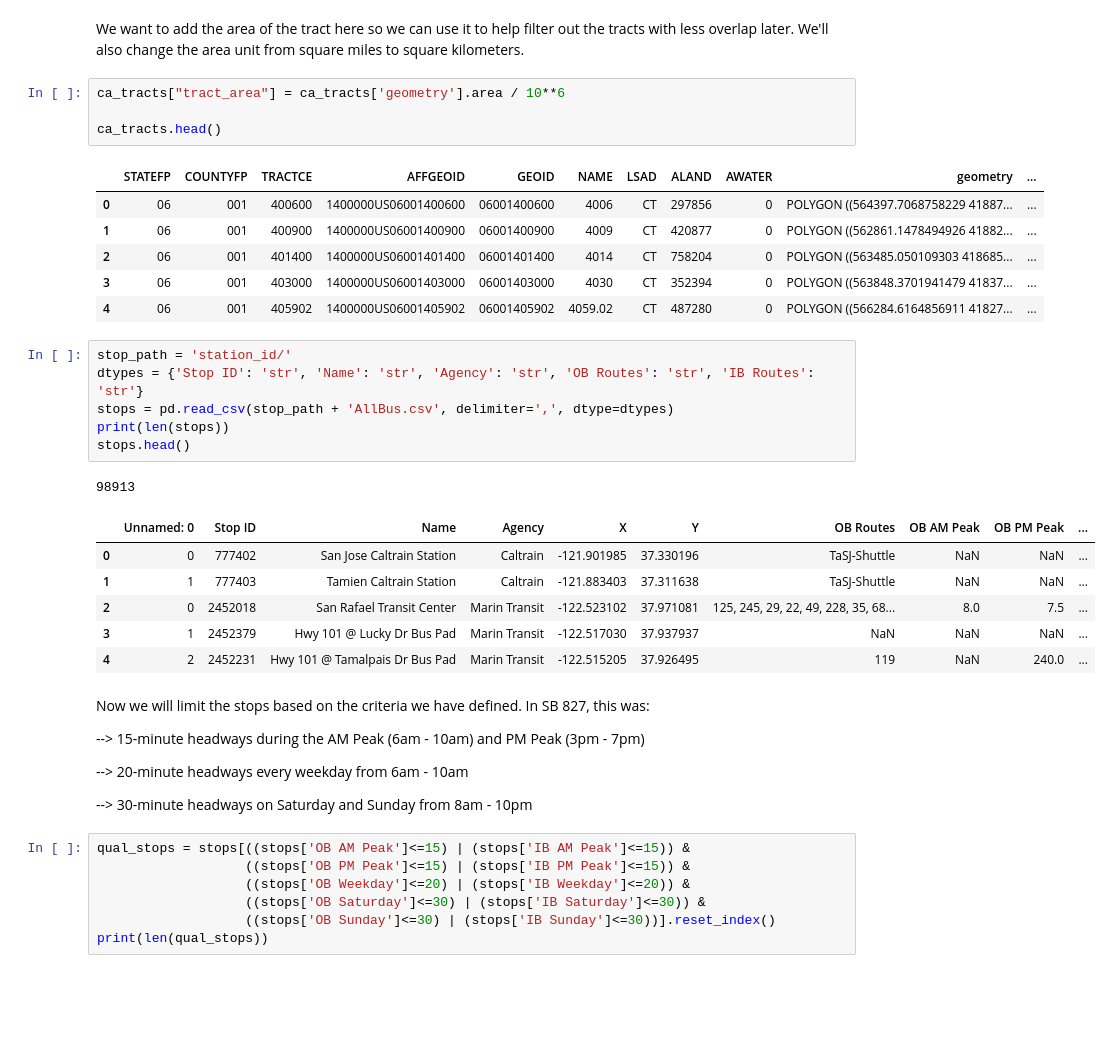
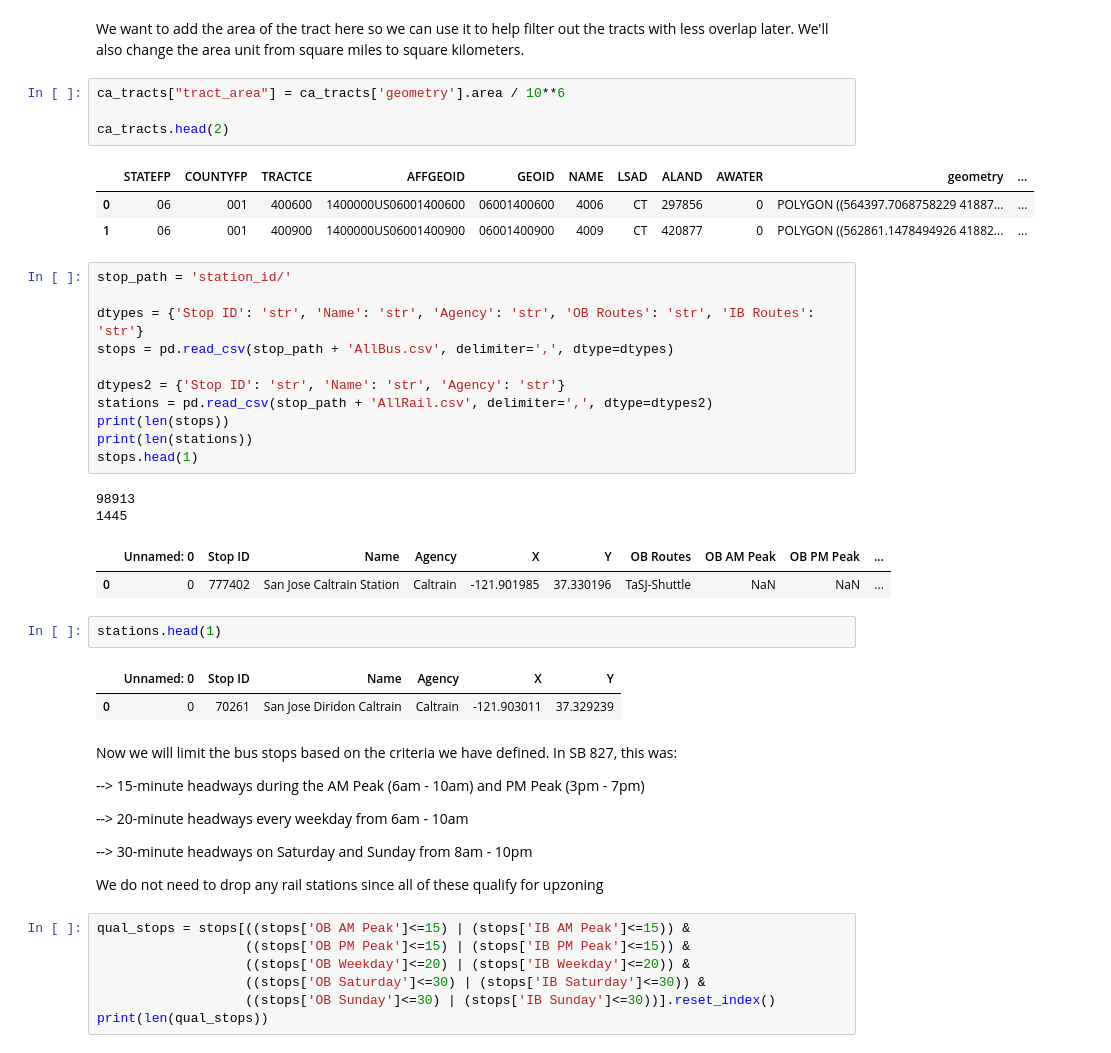
Before and after one commit to jarednolan/Upzoning, a Jupyter notebook: Tract_geo_analysis.ipynb, the cells around one changed output. Drawn from its saved outputs; the diff is of its cells as text; blank space fills up the shorter version.

```diff
--- a/Tract_geo_analysis.ipynb
+++ b/Tract_geo_analysis.ipynb
@@ -38,36 +38,42 @@ We want to add the area of the tract here so we can use it to help filter out th
 # %%
 ca_tracts["tract_area"] = ca_tracts['geometry'].area / 10**6
 
-ca_tracts.head()
+ca_tracts.head(2)
 # %% [output]
 |  | STATEFP | COUNTYFP | TRACTCE | AFFGEOID | GEOID | NAME | LSAD | ALAND | AWATER | geometry | ... |
 | 0 | 06 | 001 | 400600 | 1400000US06001400600 | 06001400600 | 4006 | CT | 297856 | 0 | POLYGON ((564397.7068758229 41887... | ... |
 | 1 | 06 | 001 | 400900 | 1400000US06001400900 | 06001400900 | 4009 | CT | 420877 | 0 | POLYGON ((562861.1478494926 41882... | ... |
-| 2 | 06 | 001 | 401400 | 1400000US06001401400 | 06001401400 | 4014 | CT | 758204 | 0 | POLYGON ((563485.050109303 418685... | ... |
-| 3 | 06 | 001 | 403000 | 1400000US06001403000 | 06001403000 | 4030 | CT | 352394 | 0 | POLYGON ((563848.3701941479 41837... | ... |
-| 4 | 06 | 001 | 405902 | 1400000US06001405902 | 06001405902 | 4059.02 | CT | 487280 | 0 | POLYGON ((566284.6164856911 41827... | ... |
 # %%
 stop_path = 'station_id/'
+
 dtypes = {'Stop ID': 'str', 'Name': 'str', 'Agency': 'str', 'OB Routes': 'str', 'IB Routes': 'str'}
 stops = pd.read_csv(stop_path + 'AllBus.csv', delimiter=',', dtype=dtypes)
+
+dtypes2 = {'Stop ID': 'str', 'Name': 'str', 'Agency': 'str'}
+stations = pd.read_csv(stop_path + 'AllRail.csv', delimiter=',', dtype=dtypes2)
 print(len(stops))
-stops.head()
+print(len(stations))
+stops.head(1)
 # %% [output]
 98913
+1445
 |  | Unnamed: 0 | Stop ID | Name | Agency | X | Y | OB Routes | OB AM Peak | OB PM Peak | ... |
 | 0 | 0 | 777402 | San Jose Caltrain Station | Caltrain | -121.901985 | 37.330196 | TaSJ-Shuttle | NaN | NaN | ... |
-| 1 | 1 | 777403 | Tamien Caltrain Station | Caltrain | -121.883403 | 37.311638 | TaSJ-Shuttle | NaN | NaN | ... |
-| 2 | 0 | 2452018 | San Rafael Transit Center | Marin Transit | -122.523102 | 37.971081 | 125, 245, 29, 22, 49, 228, 35, 68... | 8.0 | 7.5 | ... |
-| 3 | 1 | 2452379 | Hwy 101 @ Lucky Dr Bus Pad | Marin Transit | -122.517030 | 37.937937 | NaN | NaN | NaN | ... |
-| 4 | 2 | 2452231 | Hwy 101 @ Tamalpais Dr Bus Pad | Marin Transit | -122.515205 | 37.926495 | 119 | NaN | 240.0 | ... |
+# %%
+stations.head(1)
+# %% [output]
+|  | Unnamed: 0 | Stop ID | Name | Agency | X | Y |
+| 0 | 0 | 70261 | San Jose Diridon Caltrain | Caltrain | -121.903011 | 37.329239 |
 # %% [markdown]
-Now we will limit the stops based on the criteria we have defined. In SB 827, this was:
+Now we will limit the bus stops based on the criteria we have defined. In SB 827, this was:
 
 --> 15-minute headways during the AM Peak (6am - 10am) and PM Peak (3pm - 7pm)
 
 --> 20-minute headways every weekday from 6am - 10am
 
 --> 30-minute headways on Saturday and Sunday from 8am - 10pm
+
+We do not need to drop any rail stations since all of these qualify for upzoning
 # %%
 qual_stops = stops[((stops['OB AM Peak']<=15) | (stops['IB AM Peak']<=15)) &
                    ((stops['OB PM Peak']<=15) | (stops['IB PM Peak']<=15)) &
```
Also changed, not shown: parts of 58 cells of this notebook, 3 other files.
